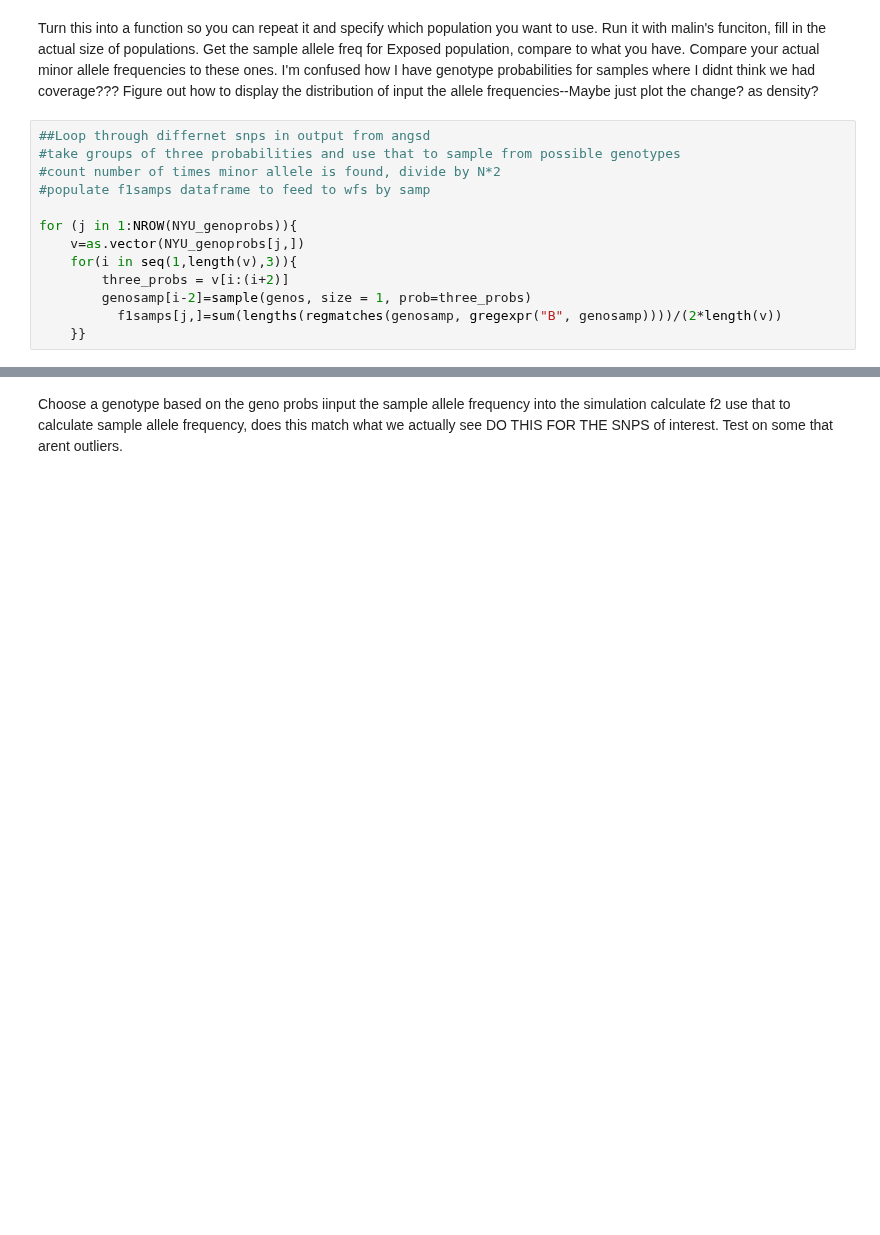
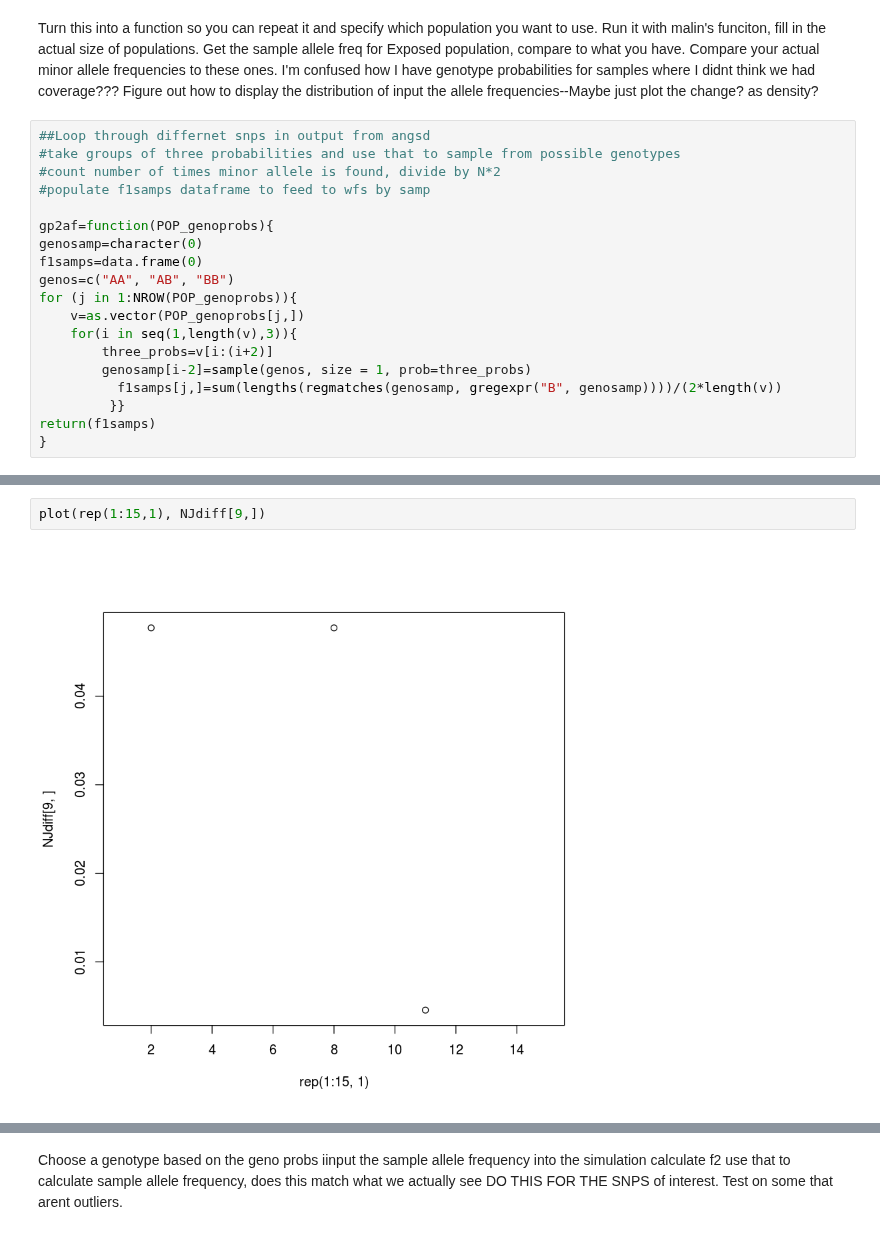
Before and after one commit to sagw/WNS_WGS, a Jupyter notebook: Notebooks/All_AlleleFreqChange.ipynb, the cells around one changed output, grey strips where cells are left out. Cells and saved outputs as stored; diff of their text form; blank space fills up the shorter version.

```diff
--- a/Notebooks/All_AlleleFreqChange.ipynb
+++ b/Notebooks/All_AlleleFreqChange.ipynb
@@ -174,10 +160,16 @@ Figure out how to display the distribution of input the allele frequencies--Mayb
 #count number of times minor allele is found, divide by N*2
 #populate f1samps dataframe to feed to wfs by samp
 
-for (j in 1:NROW(NYU_genoprobs)){
-    v=as.vector(NYU_genoprobs[j,])
+gp2af=function(POP_genoprobs){
+genosamp=character(0)
+f1samps=data.frame(0)
+genos=c("AA", "AB", "BB")
+for (j in 1:NROW(POP_genoprobs)){
+    v=as.vector(POP_genoprobs[j,])
     for(i in seq(1,length(v),3)){
-        three_probs = v[i:(i+2)]
+        three_probs=v[i:(i+2)]
         genosamp[i-2]=sample(genos, size = 1, prob=three_probs)
           f1samps[j,]=sum(lengths(regmatches(genosamp, gregexpr("B", genosamp))))/(2*length(v))
-    }}
+         }}
+return(f1samps)
+}
@@ -313,0 +273,4 @@ sumstats <- function(f1samp, f2samp, c1, c2, gen){
+# %%
+plot(rep(1:15,1), NJdiff[9,])
+# %% [output]
+[figure, added]
```
Also changed, not shown: parts of 20 cells of this notebook.
